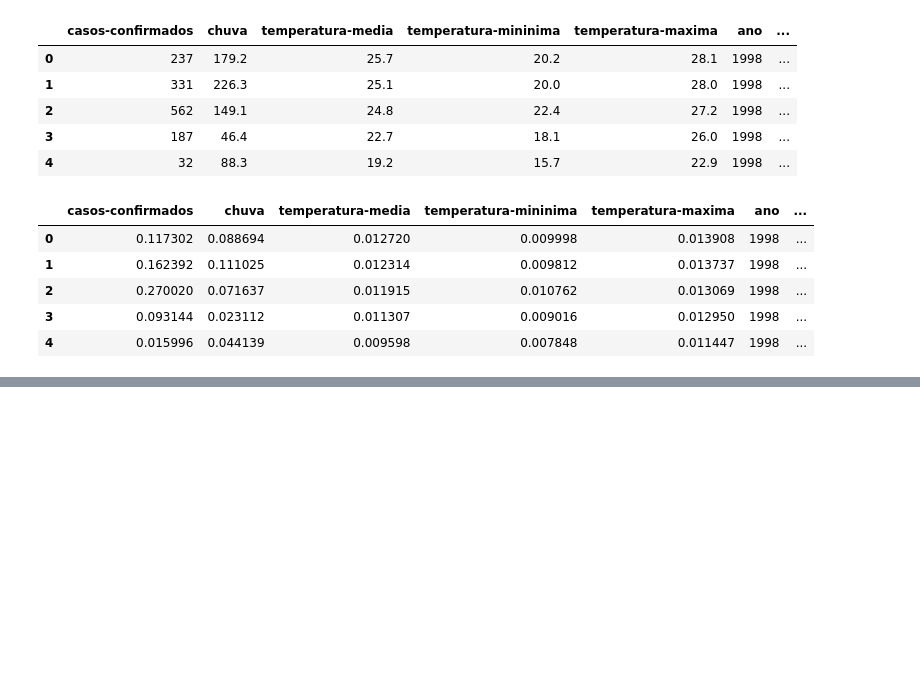
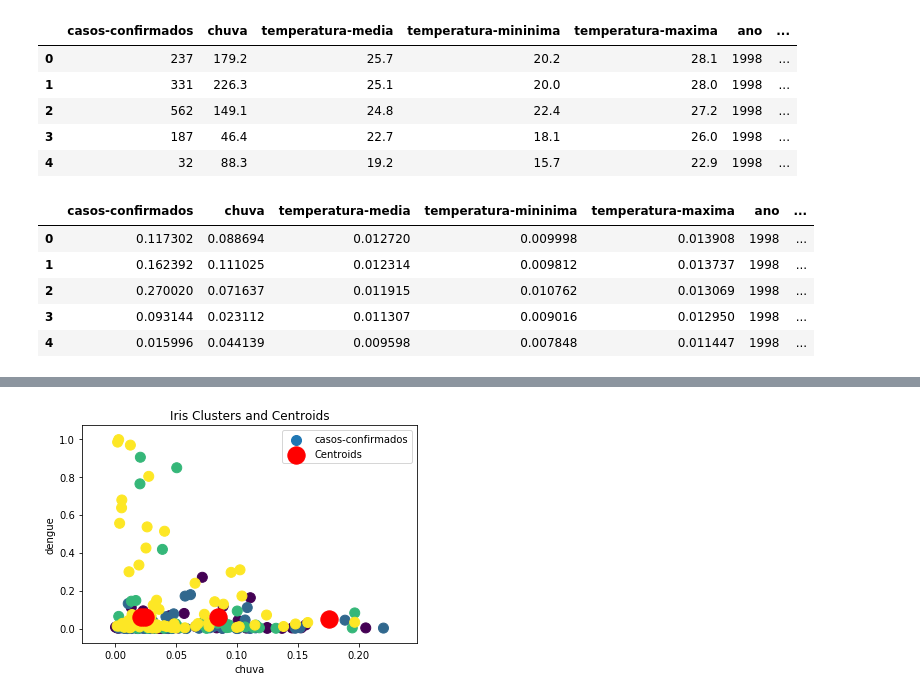
Before and after one commit to BossManager/TrabalhoFinalML, a Jupyter notebook: TrabalhoFinalML.ipynb, the cells around one changed output, grey strips where cells are left out. Cells and saved outputs as stored; diff of their text form; code cells hidden in the pictures; blank space fills up the shorter version.

```diff
--- a/TrabalhoFinalML.ipynb
+++ b/TrabalhoFinalML.ipynb
@@ -73,0 +111,11 @@ plt.show()
+# %%
+plt.scatter(dengue_normalize.iloc[:, 1], dengue_normalize.iloc[:,0], s = 100, c = kmeans.labels_)
+plt.scatter(kmeans.cluster_centers_[:, 0], kmeans.cluster_centers_[:, 1], s = 300, c = 'red',label = 'Centroids')
+plt.title('Iris Clusters and Centroids')
+plt.xlabel('chuva')
+plt.ylabel('dengue')
+plt.legend()
+
+plt.show()
+# %% [output]
+[figure, added]
```
Also changed, not shown: parts of 5 cells of this notebook.
